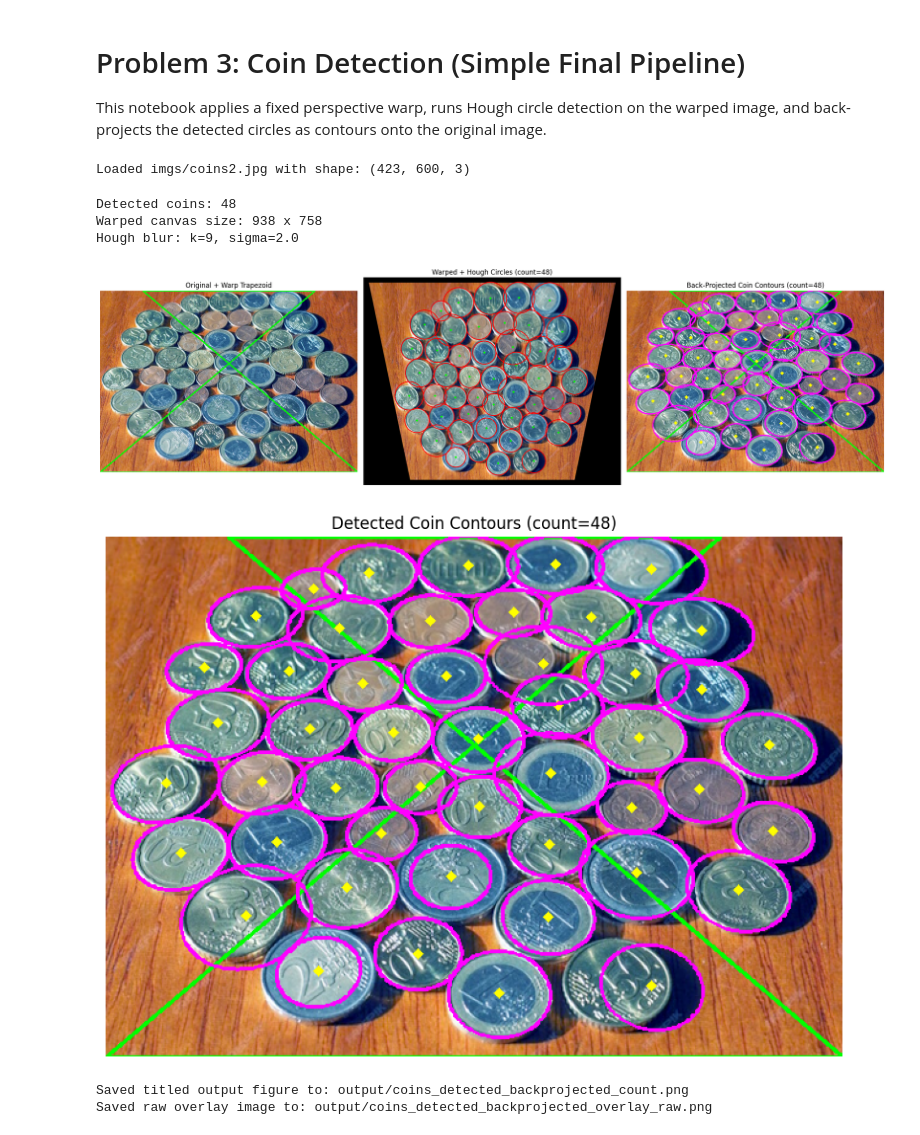
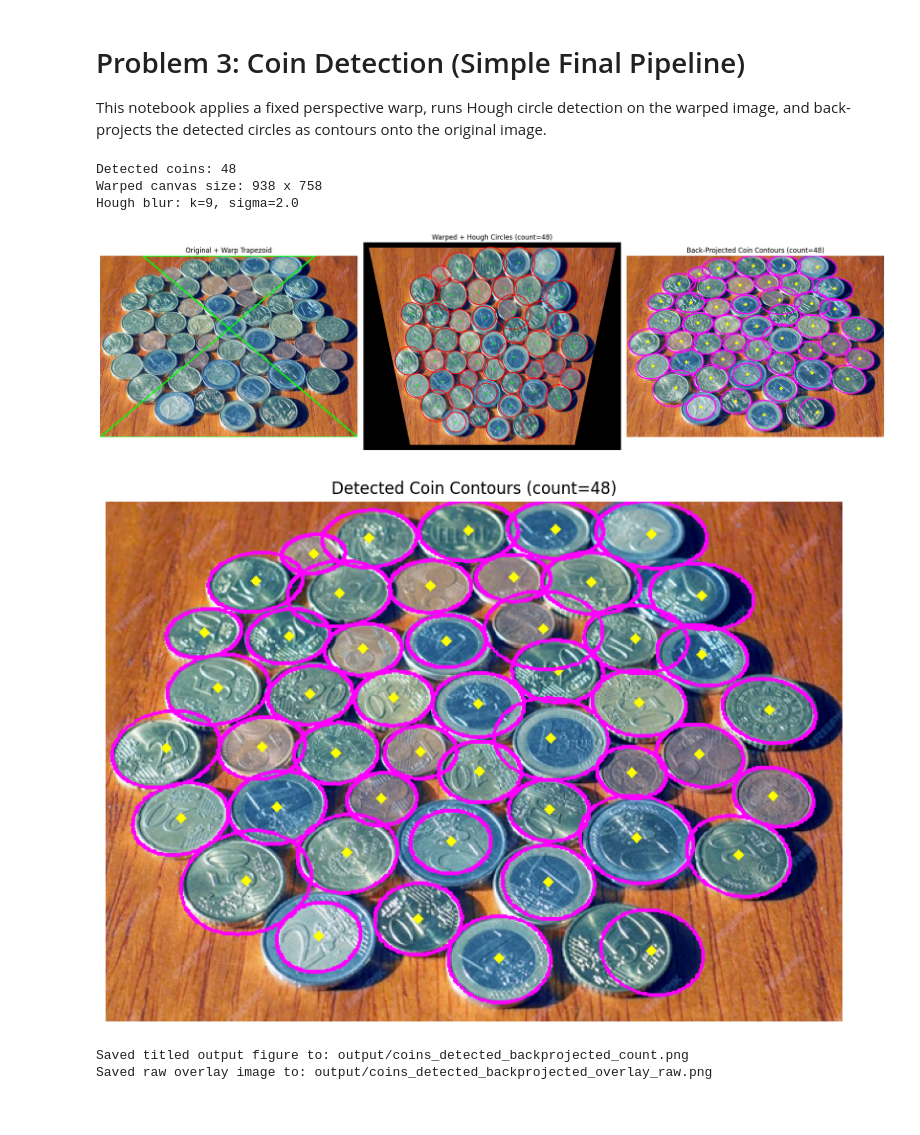
Before and after one commit to OrenRotaru/cme466, a Jupyter notebook: asns/asn4/asn4_p3_simple_pipeline.ipynb, the cells around one changed output. Saved outputs shown, nothing was run; the diff lists cells and outputs as text; code cells hidden in the pictures.

Commit message:
Asn4/Updated to remove trapezoid from final picture

```diff
--- a/asns/asn4/asn4_p3_simple_pipeline.ipynb
+++ b/asns/asn4/asn4_p3_simple_pipeline.ipynb
@@ -17,9 +17,6 @@ if coins_image is None:
     raise FileNotFoundError(f'Could not load image: {coins_image_path}')
 
 h_img, w_img = coins_image.shape[:2]
-print(f'Loaded {coins_image_path} with shape: {coins_image.shape}')
-# %% [output]
-Loaded imgs/coins2.jpg with shape: (423, 600, 3)
 # %%
 # Final chosen settings (warp + Hough)
 pts_src = np.float32([
@@ -134,12 +131,10 @@ def draw_trapezoid(image, pts_src):
     return out
 
 
-# 1) Warp image to improve perspective for circle detection
 warped_coins_image, matrix, matrix_inv, warped_size = warp_with_auto_canvas(
     coins_image, pts_src, warp_w, warp_h, pad=pad
 )
 
-# 2) Hough circle detection in warped space
 gray_blur, circles = detect_hough_circles(
     warped_coins_image,
     dp=dp,
@@ -153,7 +148,7 @@ gray_blur, circles = detect_hough_circles(
 )
 
 warped_overlay = warped_coins_image.copy()
-backprojected_overlay = draw_trapezoid(coins_image, pts_src)
+backprojected_overlay = coins_image.copy()
 
 circles_float = []
 if circles is not None:
@@ -164,7 +159,7 @@ for x, y, r in circles_float:
     cv2.circle(warped_overlay, (int(round(x)), int(round(y))), int(round(r)), (0, 0, 255), 2)
     cv2.circle(warped_overlay, (int(round(x)), int(round(y))), 2, (0, 255, 0), 3)
 
-    # 3) Back-project detected circle contour to original perspective
+    # Back-project detected circle contour to original perspective
     contour_orig_f, center_orig_f = circle_contour_backproject((x, y, r), matrix_inv, samples=contour_samples)
     contour_orig = np.int32(np.round(contour_orig_f)).reshape(-1, 1, 2)
     cv2.polylines(backprojected_overlay, [contour_orig], True, (255, 0, 255), 2)
@@ -187,36 +182,34 @@ axes[1].imshow(cv2.cvtColor(warped_overlay, cv2.COLOR_BGR2RGB))
 axes[1].set_title(f'Warped + Hough Circles (count={coin_count})')
 axes[1].axis('off')
 
 axes[2].imshow(cv2.cvtColor(backprojected_overlay, cv2.COLOR_BGR2RGB))
 axes[2].set_title(f'Back-Projected Coin Contours (count={coin_count})')
 axes[2].axis('off')
 
 plt.tight_layout()
 plt.show()
 
-# Export output figure with title showing coin count
-os.makedirs('output', exist_ok=True)
 output_fig_path = os.path.join('output', 'coins_detected_backprojected_count.png')
 
 fig_out = plt.figure(figsize=(8, 6))
 plt.imshow(cv2.cvtColor(backprojected_overlay, cv2.COLOR_BGR2RGB))
 plt.title(f'Detected Coin Contours (count={coin_count})')
 plt.axis('off')
 plt.tight_layout()
 fig_out.savefig(output_fig_path, dpi=200, bbox_inches='tight')
 plt.show()
 
 # Optional raw overlay image export (no matplotlib title baked in)
 output_raw_path = os.path.join('output', 'coins_detected_backprojected_overlay_raw.png')
 cv2.imwrite(output_raw_path, backprojected_overlay)
 
 print(f'Saved titled output figure to: {output_fig_path}')
 print(f'Saved raw overlay image to: {output_raw_path}')
 # %% [output]
 Detected coins: 48
 Warped canvas size: 938 x 758
 Hough blur: k=9, sigma=2.0
-[figure, old version]
+[figure, new version]
-[figure, old version]
+[figure, new version]
 Saved titled output figure to: output/coins_detected_backprojected_count.png
 Saved raw overlay image to: output/coins_detected_backprojected_overlay_raw.png
```
Also changed, not shown: 2 other files.
